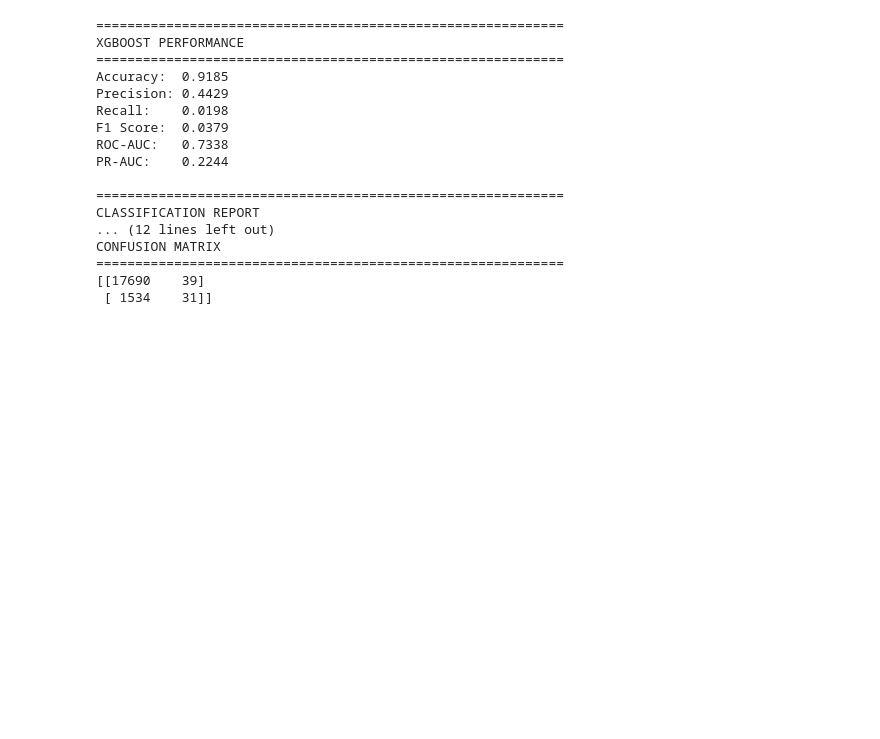
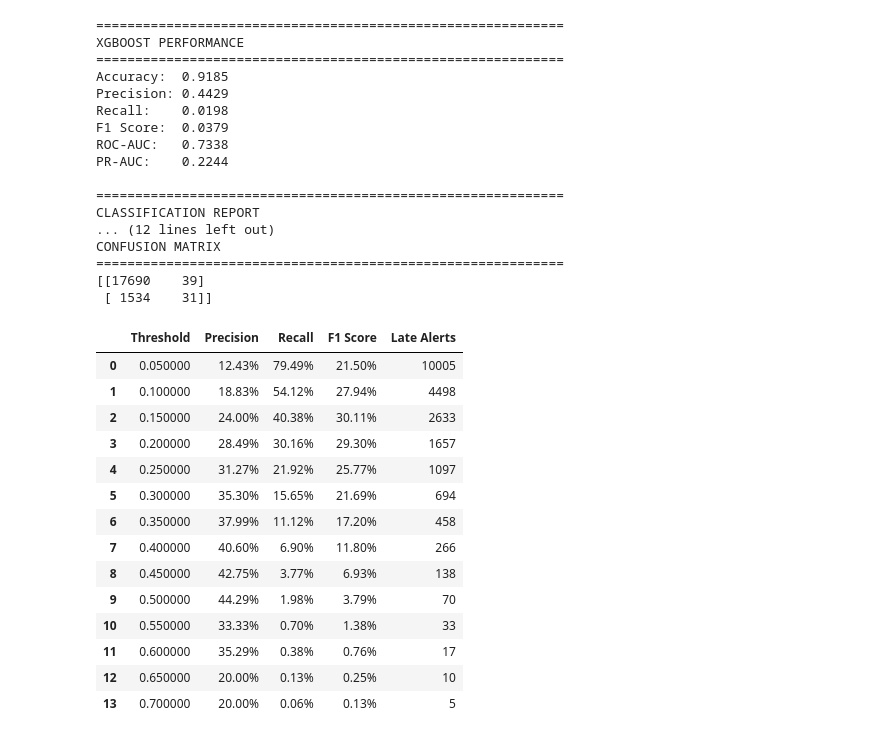
Before and after one commit to abhisarthak/AI-Driven-Circular-Supply-Chain-Optimization, a Jupyter notebook: notebooks/02_data_preprocessing.ipynb, the cells around one changed output. Drawn from its saved outputs; the diff is of its cells as text; code cells hidden in the pictures; blank space fills up the shorter version.

```diff
--- a/notebooks/02_data_preprocessing.ipynb
+++ b/notebooks/02_data_preprocessing.ipynb
@@ -3524,3 +3524,66 @@ CONFUSION MATRIX
 ============================================================
 [[17690    39]
  [ 1534    31]]
+# %%
+# ============================================================
+# XGBOOST THRESHOLD ANALYSIS
+# ============================================================
+
+threshold_results_xgb = []
+
+thresholds = np.arange(0.05, 0.71, 0.05)
+
+for threshold in thresholds:
+
+    threshold_pred = (xgb_prob >= threshold).astype(int)
+
+    threshold_results_xgb.append({
+        "Threshold": round(threshold, 2),
+
+        "Precision": precision_score(
+            y_test,
+            threshold_pred,
+            zero_division=0
+        ),
+
+        "Recall": recall_score(
+            y_test,
+            threshold_pred,
+            zero_division=0
+        ),
+
+        "F1 Score": f1_score(
+            y_test,
+            threshold_pred,
+            zero_division=0
+        ),
+
+        "Late Alerts": threshold_pred.sum()
+    })
+
+
+xgb_threshold_df = pd.DataFrame(threshold_results_xgb)
+
+display(
+    xgb_threshold_df.style.format({
+        "Precision": "{:.2%}",
+        "Recall": "{:.2%}",
+        "F1 Score": "{:.2%}"
+    })
+)
+# %% [output]
+|  | Threshold | Precision | Recall | F1 Score | Late Alerts |
+| 0 | 0.050000 | 12.43% | 79.49% | 21.50% | 10005 |
+| 1 | 0.100000 | 18.83% | 54.12% | 27.94% | 4498 |
+| 2 | 0.150000 | 24.00% | 40.38% | 30.11% | 2633 |
+| 3 | 0.200000 | 28.49% | 30.16% | 29.30% | 1657 |
+| 4 | 0.250000 | 31.27% | 21.92% | 25.77% | 1097 |
+| 5 | 0.300000 | 35.30% | 15.65% | 21.69% | 694 |
+| 6 | 0.350000 | 37.99% | 11.12% | 17.20% | 458 |
+| 7 | 0.400000 | 40.60% | 6.90% | 11.80% | 266 |
+| 8 | 0.450000 | 42.75% | 3.77% | 6.93% | 138 |
+| 9 | 0.500000 | 44.29% | 1.98% | 3.79% | 70 |
+| 10 | 0.550000 | 33.33% | 0.70% | 1.38% | 33 |
+| 11 | 0.600000 | 35.29% | 0.38% | 0.76% | 17 |
+| 12 | 0.650000 | 20.00% | 0.13% | 0.25% | 10 |
+| 13 | 0.700000 | 20.00% | 0.06% | 0.13% | 5 |
```
Also changed, not shown: parts of 12 cells of this notebook.
